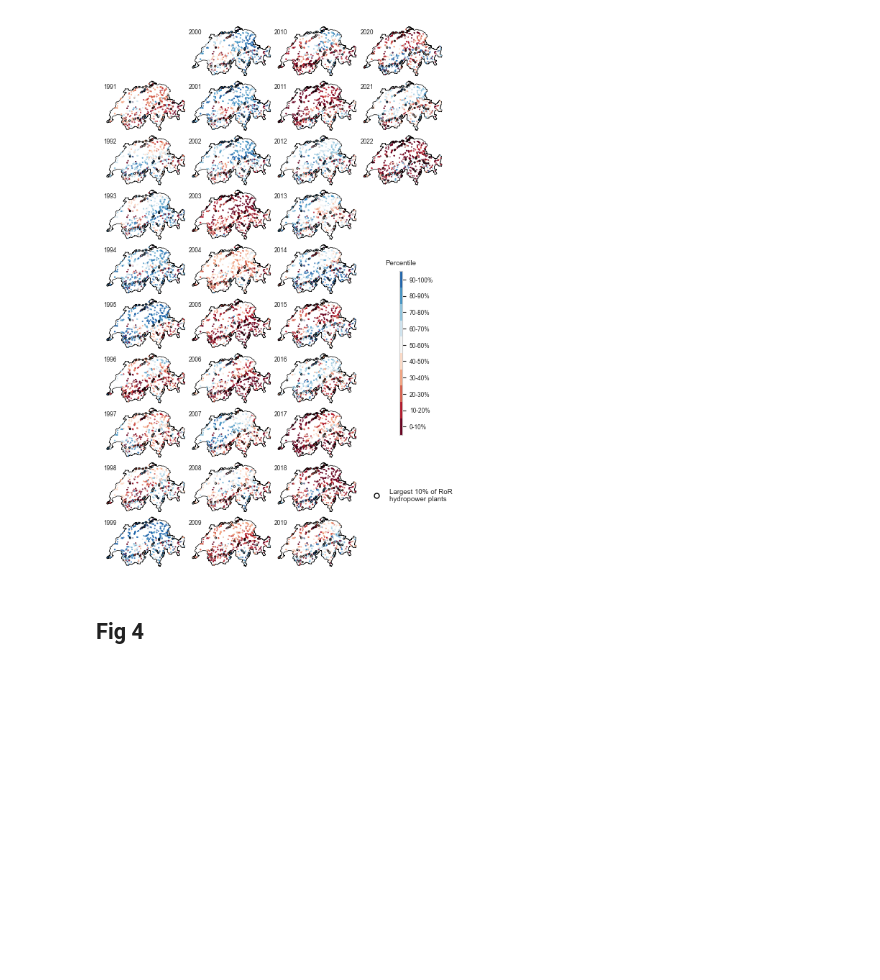
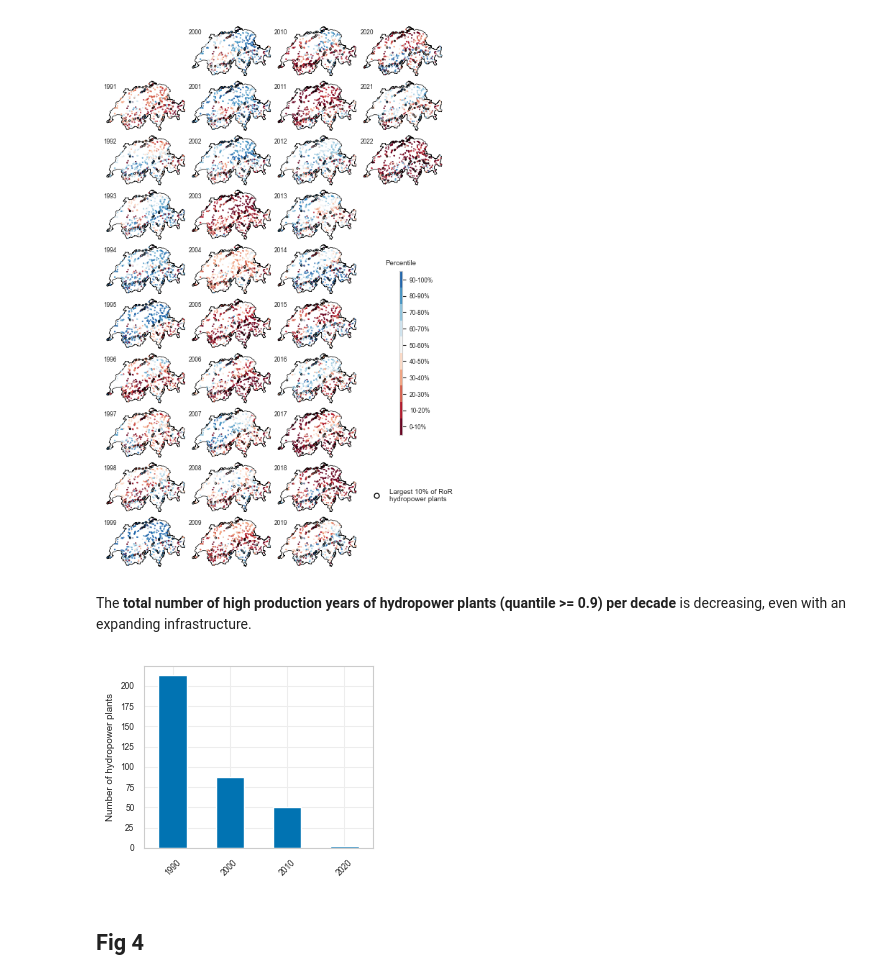
Before and after one commit to yasserhaddad/Clim2RoR-CH, a Jupyter notebook: notebooks/paper_hydropower_analysis.ipynb, the cells around one changed output. Saved outputs shown, nothing was run; the diff lists cells and outputs as text; code cells hidden in the pictures; blank space fills up the shorter version.

```diff
--- a/notebooks/paper_hydropower_analysis.ipynb
+++ b/notebooks/paper_hydropower_analysis.ipynb
@@ -136,6 +136,17 @@ national_analysis.plot_quantile_maps(yearly=True,
                                     )
 # %% [output]
 [figure]
+# %% [markdown]
+The **total number of high production years of hydropower plants (quantile >= 0.9) per decade** is decreasing, even with an expanding infrastructure.
+# %%
+national_analysis.plot_hist_prod_quantile_threshold_per_decade(yearly=True,
+                                                               variable_name="hp_no_beta",
+                                                               quantile_threshold=0.9,
+                                                               higher_than=True,
+                                                               with_operation_start=True,
+                                                               save=False)
+# %% [output]
+[figure, added]
 # %% [markdown]
 ## Fig 4
 # %%
```
Also changed, not shown: parts of 1 cell of this notebook, 8 other files.
